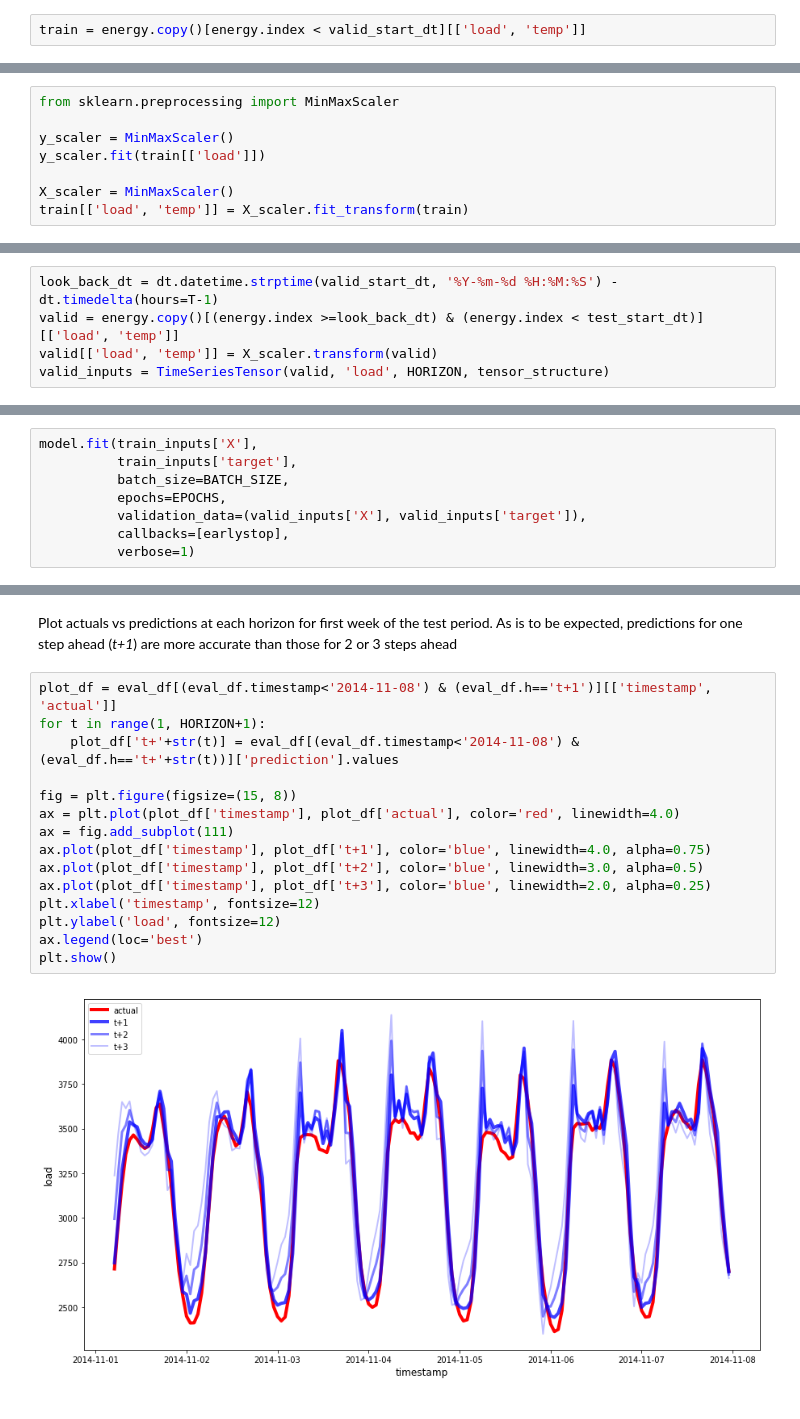
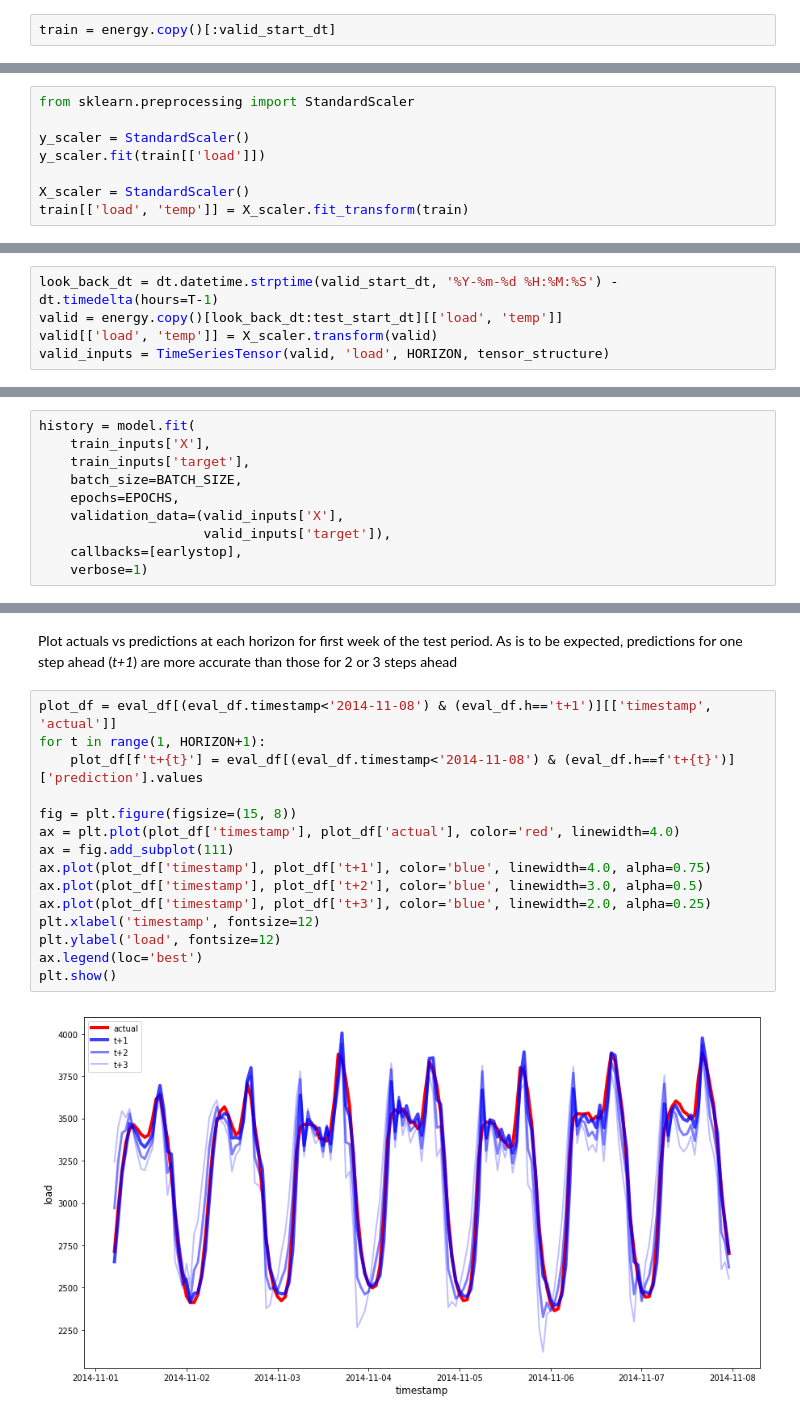
Before and after one commit to Azure/DeepLearningForTimeSeriesForecasting, a Jupyter notebook: 3_RNN_encoder_decoder.ipynb, the cells around one changed output, grey strips where cells are left out. Saved outputs shown, nothing was run; the diff lists cells and outputs as text.

```diff
--- a/3_RNN_encoder_decoder.ipynb
+++ b/3_RNN_encoder_decoder.ipynb
@@ -48,5 +49,5 @@ HORIZON = 3
 # %% [markdown]
 Create training set containing only the model features
 # %%
-train = energy.copy()[energy.index < valid_start_dt][['load', 'temp']]
+train = energy.copy()[:valid_start_dt]
 # %% [markdown]
@@ -54,10 +55,10 @@ Scale data to be in range (0, 1). This transformation should be calibrated on th
 # %%
-from sklearn.preprocessing import MinMaxScaler
+from sklearn.preprocessing import StandardScaler
 
-y_scaler = MinMaxScaler()
+y_scaler = StandardScaler()
 y_scaler.fit(train[['load']])
 
-X_scaler = MinMaxScaler()
+X_scaler = StandardScaler()
 train[['load', 'temp']] = X_scaler.fit_transform(train)
 # %% [markdown]
 Use the TimeSeriesTensor convenience class to:
@@ -90,7 +91,7 @@ train_inputs.dataframe.head()
 Construct validation set (keeping T hours from the training set in order to construct initial features)
 # %%
 look_back_dt = dt.datetime.strptime(valid_start_dt, '%Y-%m-%d %H:%M:%S') - dt.timedelta(hours=T-1)
-valid = energy.copy()[(energy.index >=look_back_dt) & (energy.index < test_start_dt)][['load', 'temp']]
+valid = energy.copy()[look_back_dt:test_start_dt][['load', 'temp']]
 valid[['load', 'temp']] = X_scaler.transform(valid)
 valid_inputs = TimeSeriesTensor(valid, 'load', HORIZON, tensor_structure)
 # %% [markdown]
@@ -143,11 +142,13 @@ _________________________________________________________________
 # %%
 earlystop = EarlyStopping(monitor='val_loss', min_delta=0, patience=5)
 # %%
-model.fit(train_inputs['X'],
-          train_inputs['target'],
-          batch_size=BATCH_SIZE,
-          epochs=EPOCHS,
-          validation_data=(valid_inputs['X'], valid_inputs['target']),
-          callbacks=[earlystop],
-          verbose=1)
+history = model.fit(
+    train_inputs['X'],
+    train_inputs['target'],
+    batch_size=BATCH_SIZE,
+    epochs=EPOCHS,
+    validation_data=(valid_inputs['X'],
+                     valid_inputs['target']),
+    callbacks=[earlystop],
+    verbose=1)
 # %% [output]
@@ -216,17 +238,17 @@ Plot actuals vs predictions at each horizon for first week of the test period. A
 # %%
 plot_df = eval_df[(eval_df.timestamp<'2014-11-08') & (eval_df.h=='t+1')][['timestamp', 'actual']]
 for t in range(1, HORIZON+1):
-    plot_df['t+'+str(t)] = eval_df[(eval_df.timestamp<'2014-11-08') & (eval_df.h=='t+'+str(t))]['prediction'].values
+    plot_df[f't+{t}'] = eval_df[(eval_df.timestamp<'2014-11-08') & (eval_df.h==f't+{t}')]['prediction'].values
 
 fig = plt.figure(figsize=(15, 8))
 ax = plt.plot(plot_df['timestamp'], plot_df['actual'], color='red', linewidth=4.0)
 ax = fig.add_subplot(111)
 ax.plot(plot_df['timestamp'], plot_df['t+1'], color='blue', linewidth=4.0, alpha=0.75)
 ax.plot(plot_df['timestamp'], plot_df['t+2'], color='blue', linewidth=3.0, alpha=0.5)
 ax.plot(plot_df['timestamp'], plot_df['t+3'], color='blue', linewidth=2.0, alpha=0.25)
 plt.xlabel('timestamp', fontsize=12)
 plt.ylabel('load', fontsize=12)
 ax.legend(loc='best')
 plt.show()
 # %% [output]
-[figure, old version]
+[figure, new version]
```
Also changed, not shown: parts of 21 cells of this notebook.
